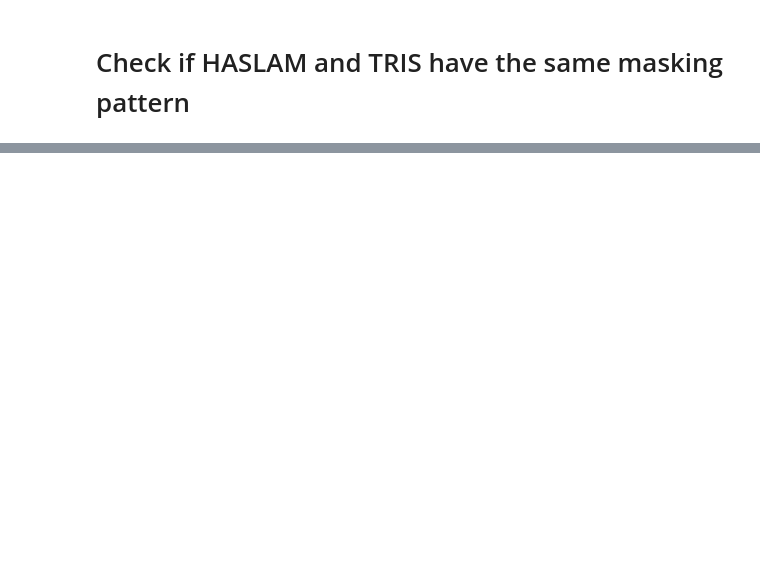
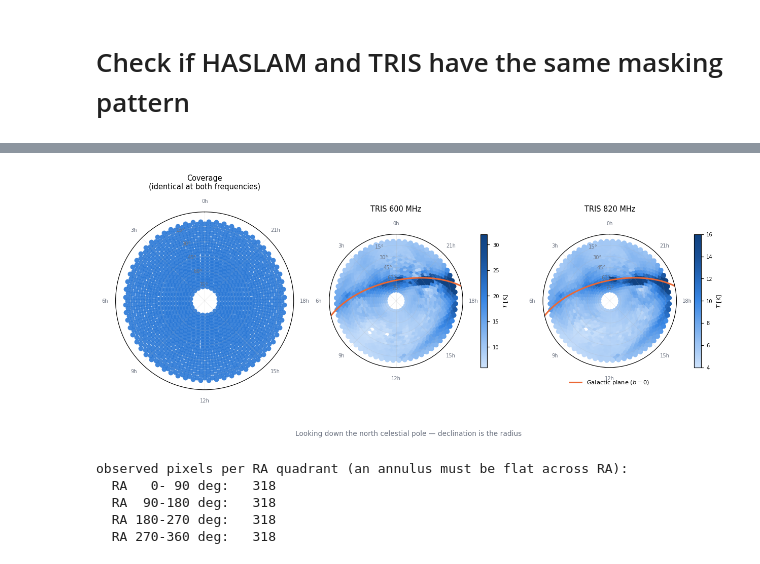
Before and after one commit to sohinixcvii/moonrunes, a Jupyter notebook: notebooks/01_explore_data.ipynb, the cells around one changed output, grey strips where cells are left out. Saved outputs shown, nothing was run; the diff lists cells and outputs as text; code cells hidden in the pictures; blank space fills up the shorter version.

```diff
--- a/notebooks/01_explore_data.ipynb
+++ b/notebooks/01_explore_data.ipynb
@@ -834,0 +935,69 @@ TRIS 820 MHz: exact-zero=0 (0.00%), UNSEEN=0, NaN=23448
+# %%
+sky = {f: products["sky_full_k"][products.index(f)] for f in (600, 820)}
+
+# One colour scale PER FREQUENCY.  820 MHz is roughly half the temperature of
+# 600 MHz -- synchrotron falls as nu^beta -- so a scale shared across frequency
+# would flatten the 820 panel into a single tone and hide its structure.
+LIMITS = {f: (np.floor(np.nanpercentile(m, 2)), np.ceil(np.nanpercentile(m, 98)))
+          for f, m in sky.items()}
+lo, hi = LIMITS[600]
+
+# Azimuthal equidistant about the north celestial pole: radius is co-declination,
+# so it is LINEAR in dec and both edges of the band stay visible.  An orthographic
+# view squashes the outer edge to nothing -- the annulus then reads as a filled disc.
+theta_all, phi_all = hp.pix2ang(products.nside, np.arange(sky[600].size))
+co_dec = np.degrees(theta_all)
+ra_rad = phi_all
+seen = np.isfinite(sky[600])
+size = (60.0 / products.nside) ** 2 * 3
+
+plane = SkyCoord(l=np.linspace(0, 360, 1440) * u.deg, b=np.zeros(1440) * u.deg,
+                 frame="galactic").icrs
+north = plane.dec.deg > 0
+
+fig, axes = plt.subplots(1, 3, figsize=(14, 5.0),
+                         subplot_kw={"projection": "polar"})
+for ax in axes:
+    ax.set_theta_zero_location("N")
+    ax.set_rlim(0, 90)
+    ax.set_rticks([15, 30, 45, 60, 75])
+    ax.set_yticklabels(["75°", "60°", "45°", "30°", "15°"], fontsize=6.5,
+                       color="#6b7280")
+    ax.set_xticks(np.radians(np.arange(0, 360, 45)))
+    ax.set_xticklabels([f"{h}h" for h in range(0, 24, 3)], fontsize=6.5,
+                       color="#6b7280")
+    ax.grid(alpha=0.25, lw=0.5)
+    ax.set_facecolor("white")
+
+axes[0].scatter(ra_rad[seen], co_dec[seen], s=size, c="#2a78d6", linewidths=0,
+                alpha=0.9)
+axes[0].set_title("Coverage\n(identical at both frequencies)", fontsize=9.5, pad=12)
+
+for ax, freq in zip(axes[1:], (600, 820)):
+    vlo, vhi = LIMITS[freq]
+    sc = ax.scatter(ra_rad[seen], co_dec[seen], s=size, c=sky[freq][seen],
+                    cmap=SEQ, vmin=vlo, vmax=vhi, linewidths=0)
+    ax.plot(np.radians(plane.ra.deg[north]), 90 - plane.dec.deg[north],
+            color="#eb6834", lw=2, label="Galactic plane ($b=0$)")
+    ax.set_title(f"TRIS {freq} MHz", fontsize=9.5, pad=12)
+    cb = fig.colorbar(sc, ax=ax, shrink=0.62, pad=0.10)
+    cb.set_label("$T$ [K]", fontsize=7.5)
+    cb.ax.tick_params(labelsize=6.5)
+axes[2].legend(loc="lower center", fontsize=7.5, frameon=False,
+               bbox_to_anchor=(0.5, -0.18))
+fig.suptitle("Looking down the north celestial pole — declination is the radius",
+             fontsize=9, color="#6b7280", y=0.03)
+plt.show()
+
+print("observed pixels per RA quadrant (an annulus must be flat across RA):")
+ra_deg_all = np.degrees(phi_all)
+for lo_ra, hi_ra in ((0, 90), (90, 180), (180, 270), (270, 360)):
+    q = seen & (ra_deg_all >= lo_ra) & (ra_deg_all < hi_ra)
+    print(f"  RA {lo_ra:3d}-{hi_ra:3d} deg: {int(q.sum()):5d}")
+# %% [output]
+[figure, added]
+observed pixels per RA quadrant (an annulus must be flat across RA):
+  RA   0- 90 deg:   318
+  RA  90-180 deg:   318
+  RA 180-270 deg:   318
+  RA 270-360 deg:   318
```
Also changed, not shown: parts of 24 cells of this notebook, 8 other files.
